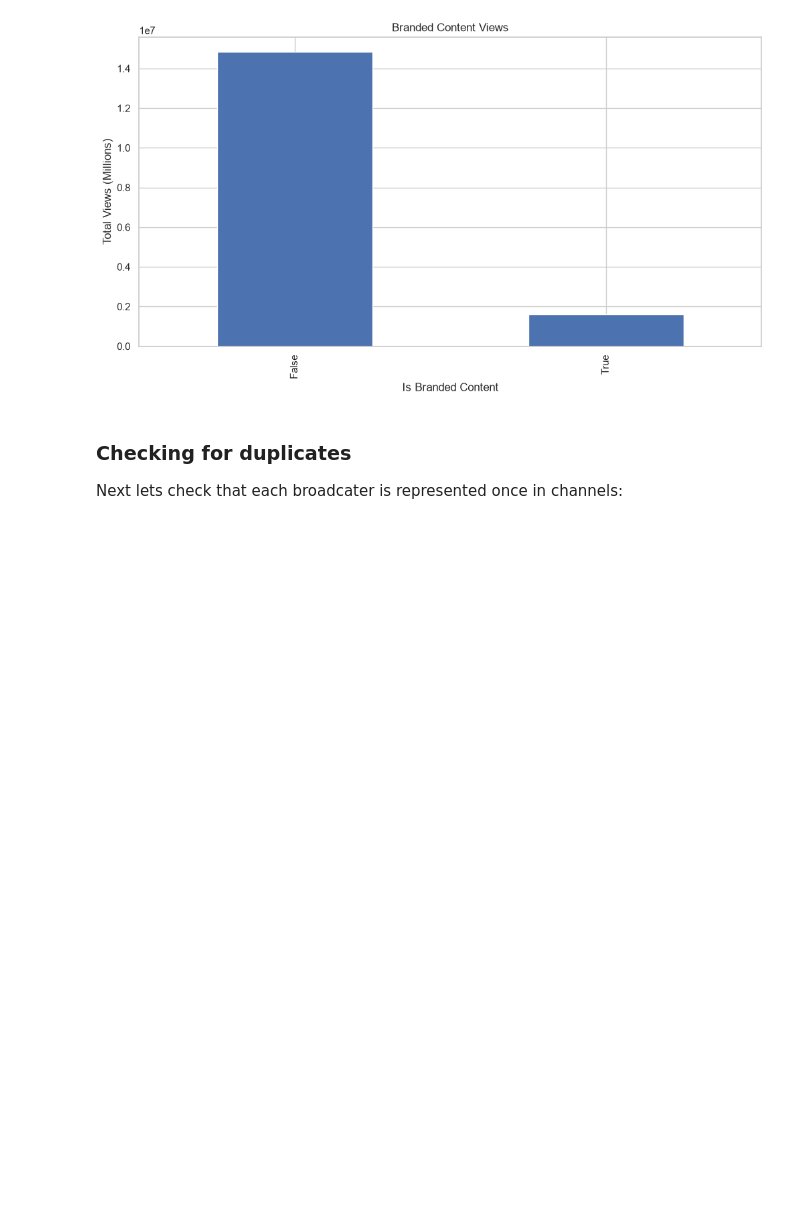
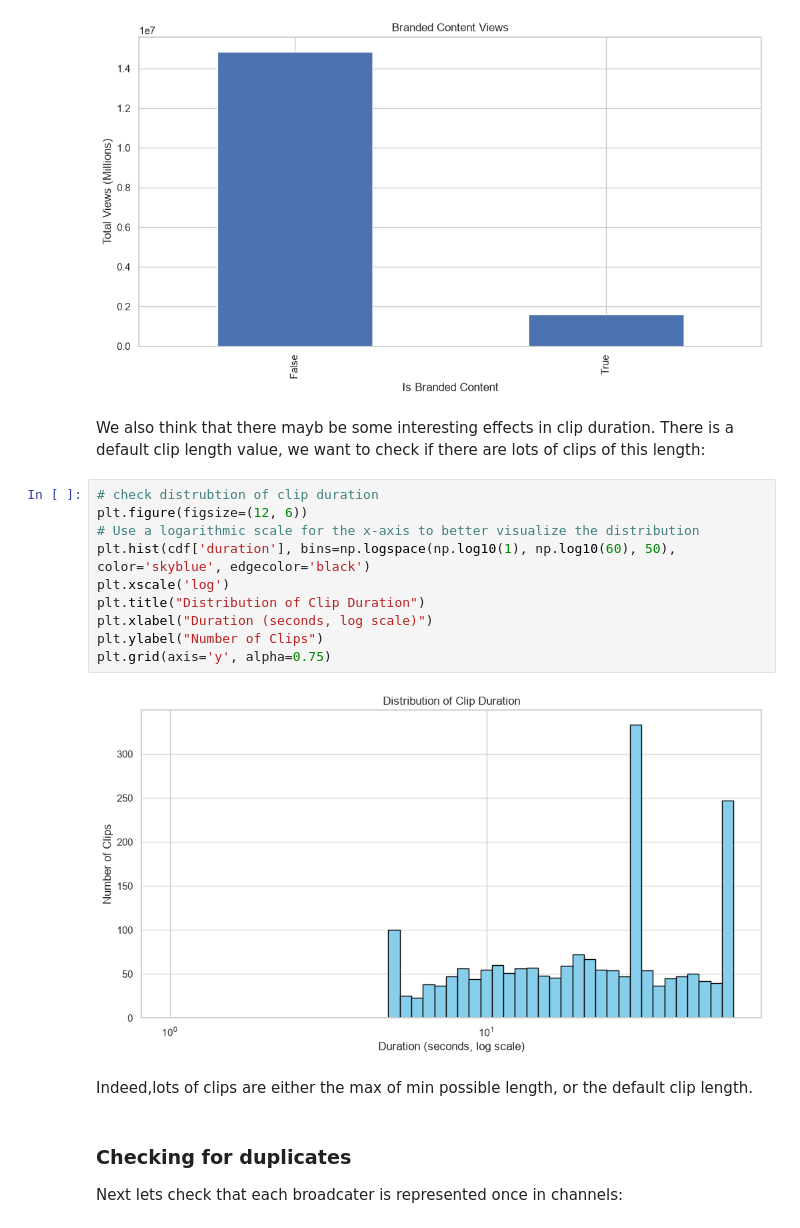
Before and after one commit to Alexandre-Cholat/twitch_live_datacq, a Jupyter notebook: notebooks/exploratory_data_analysis.ipynb, the cells around one changed output. Saved outputs shown, nothing was run; the diff lists cells and outputs as text; blank space fills up the shorter version.

Commit message:
clip length eda

```diff
--- a/notebooks/exploratory_data_analysis.ipynb
+++ b/notebooks/exploratory_data_analysis.ipynb
@@ -356,6 +356,22 @@ plt.show()
 # %% [output]
 [figure]
 [figure]
+# %% [markdown]
+We also think that there mayb be some interesting effects in clip duration. There is a default clip length value, we want to check if there are lots of clips of this length:
+# %%
+# check distrubtion of clip duration
+plt.figure(figsize=(12, 6))
+# Use a logarithmic scale for the x-axis to better visualize the distribution
+plt.hist(cdf['duration'], bins=np.logspace(np.log10(1), np.log10(60), 50), color='skyblue', edgecolor='black')
+plt.xscale('log')
+plt.title("Distribution of Clip Duration")
+plt.xlabel("Duration (seconds, log scale)")
+plt.ylabel("Number of Clips")
+plt.grid(axis='y', alpha=0.75)
+# %% [output]
+[figure, added]
+# %% [markdown]
+Indeed,lots of clips are either the max of min possible length, or the default clip length.
 # %% [markdown]
 ### Checking for duplicates
 Next lets check that each broadcater is represented once in channels:
```
Also changed, not shown: parts of 1 cell of this notebook.
